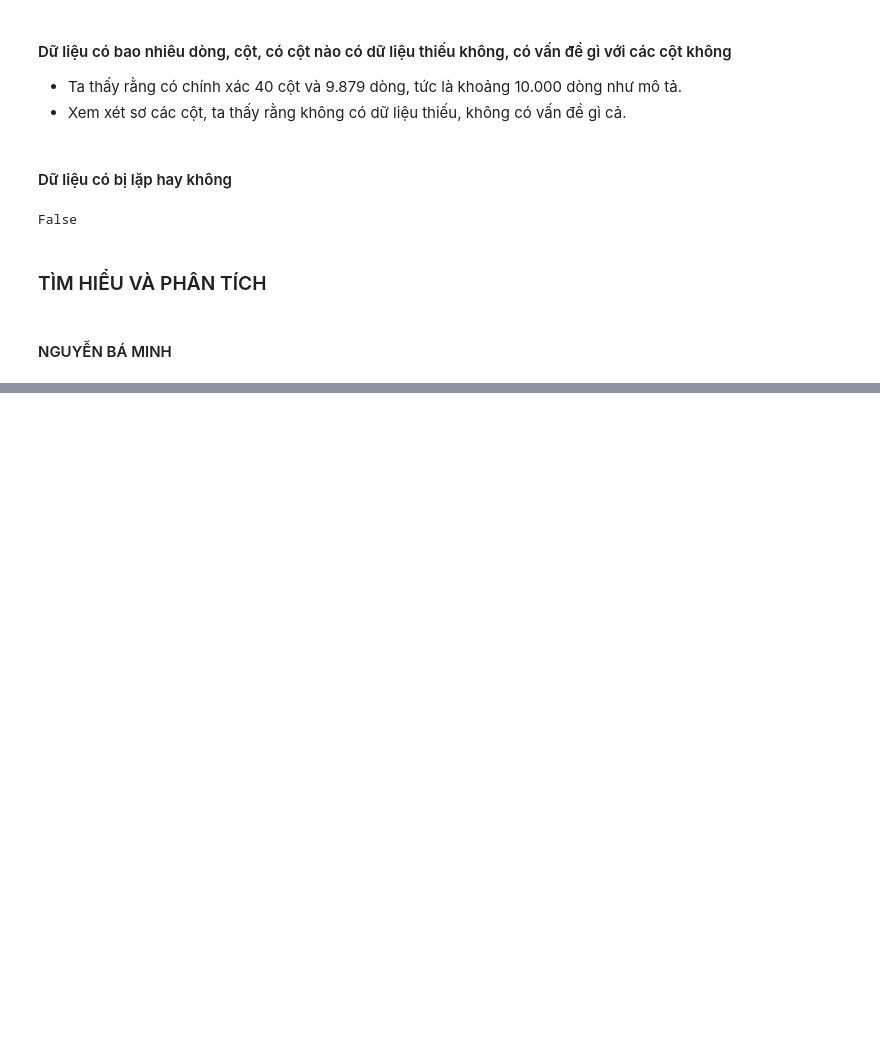
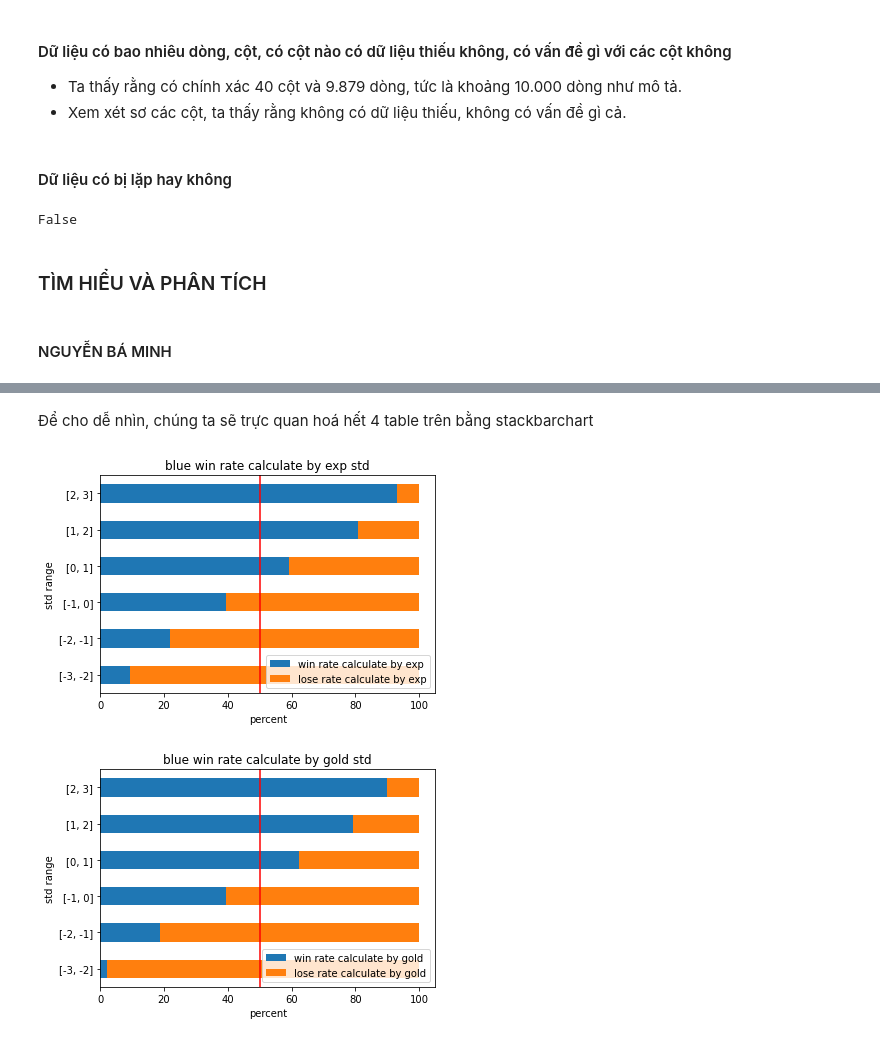
Before and after one commit to thnam4500/LTKHDL_FINAL, a Jupyter notebook: 19127472_19127481.ipynb, the cells around one changed output, grey strips where cells are left out. Drawn from its saved outputs; the diff is of its cells as text; code cells hidden in the pictures; blank space fills up the shorter version.

```diff
--- a/19127472_19127481.ipynb
+++ b/19127472_19127481.ipynb
@@ -72,0 +120,2 @@ False
+# %%
+std_check=[[-3,-2],[-2,-1],[-1,0],[0,1],[1,2],[2,3]]
@@ -72,0 +136,4 @@ False
+# %%
+range_std_list = {}
+for x in range(0,len(std_check)):
+    range_std_list[x]=std_check[x]
@@ -72,0 +144,21 @@ False
+# %%
+#Tạo dataframe mục đích cho việc xem xét các thông số
+blue_win_percent_by_exp = pd.DataFrame(blue_win_percent_by_exp)
+blue_win_percent_by_exp = blue_win_percent_by_exp.rename(columns={0:'win rate calculate by exp'})
+blue_win_percent_by_exp = blue_win_percent_by_exp.rename(index=range_std_list)
+blue_win_percent_by_exp['lose rate calculate by exp'] = 100 - blue_win_percent_by_exp['win rate calculate by exp']
+
+blue_win_percent_by_gold = pd.DataFrame(blue_win_percent_by_gold)
+blue_win_percent_by_gold = blue_win_percent_by_gold.rename(columns={0:'win rate calculate by gold'})
+blue_win_percent_by_gold = blue_win_percent_by_gold.rename(index=range_std_list)
+blue_win_percent_by_gold['lose rate calculate by gold'] = 100 - blue_win_percent_by_gold['win rate calculate by gold']
+
+red_win_percent_by_exp = pd.DataFrame(red_win_percent_by_exp)
+red_win_percent_by_exp = red_win_percent_by_exp.rename(columns={0:'win rate calculate by exp'})
+red_win_percent_by_exp = red_win_percent_by_exp.rename(index=range_std_list)
+red_win_percent_by_exp['lose rate calculate by exp'] = 100 - red_win_percent_by_exp['win rate calculate by exp']
+
+red_win_percent_by_gold = pd.DataFrame(red_win_percent_by_gold)
+red_win_percent_by_gold = red_win_percent_by_gold.rename(columns={0:'win rate calculate by gold'})
+red_win_percent_by_gold = red_win_percent_by_gold.rename(index=range_std_list)
+red_win_percent_by_gold['lose rate calculate by gold'] = 100 - red_win_percent_by_gold['win rate calculate by gold']
@@ -72,0 +205,17 @@ False
+# %% [markdown]
+Để cho dễ nhìn, chúng ta sẽ trực quan hoá hết 4 table trên bằng stackbarchart
+# %%
+blue_win_percent_by_exp.plot(kind='barh',stacked=True)
+plt.axvline(50,color='red')
+plt.ylabel('std range')
+plt.xlabel('percent')
+plt.title('blue win rate calculate by exp std')
+blue_win_percent_by_gold.plot(kind='barh',stacked=True)
+plt.axvline(50,color='red')
+plt.ylabel('std range')
+plt.title('blue win rate calculate by gold std')
+plt.xlabel('percent')
+plt.show()
+# %% [output]
+[figure, added]
+[figure, added]
```
Also changed, not shown: parts of 53 cells of this notebook.
